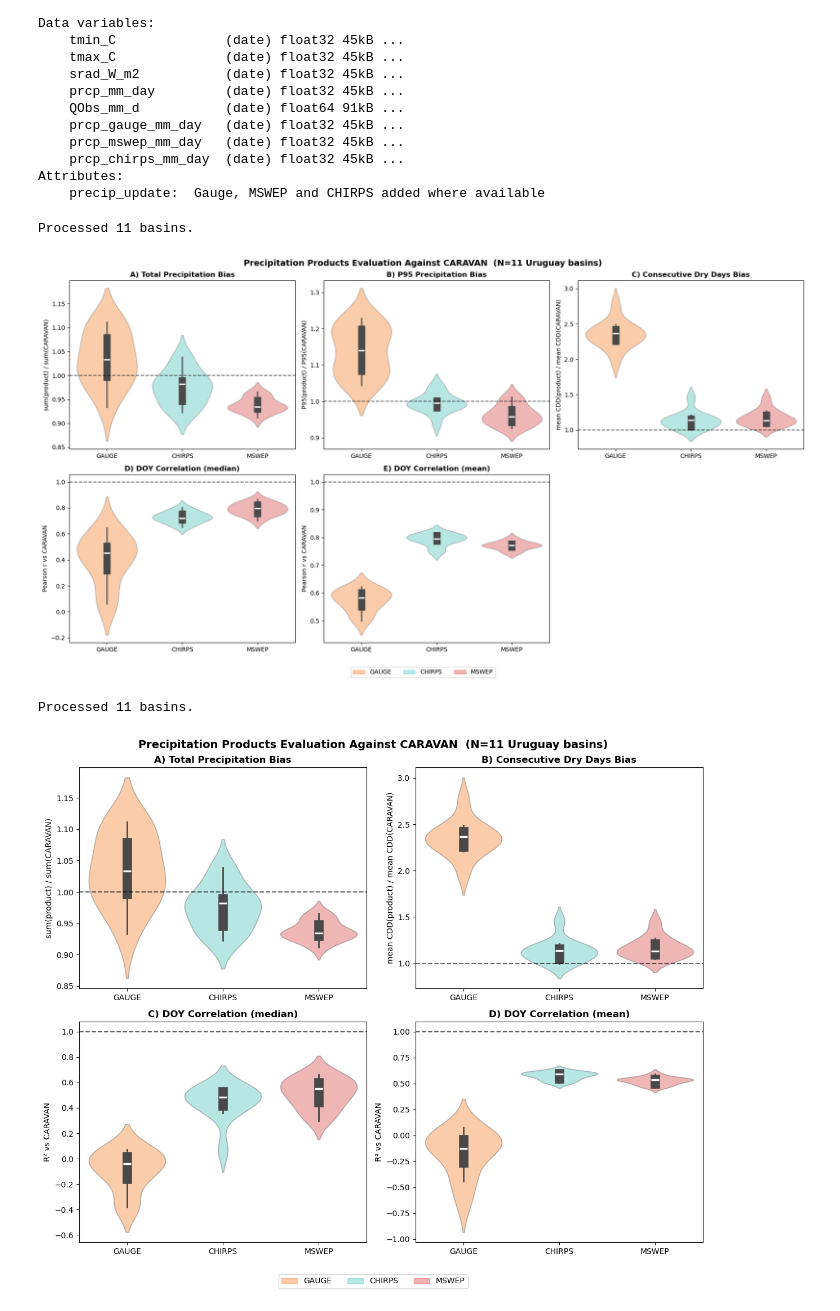
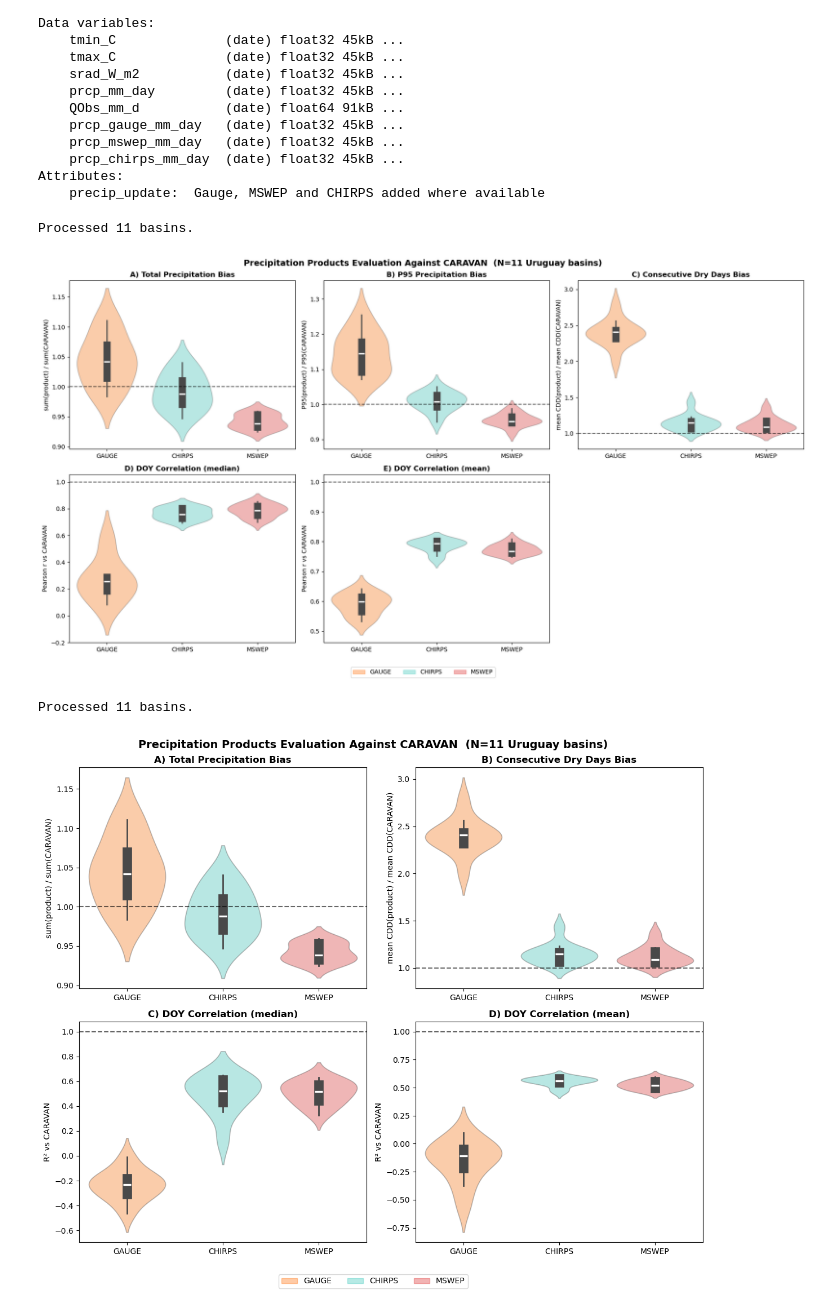
Before and after one commit to DSHydro/NeuralHydrologyAzure, a Jupyter notebook: final_runs/figures/uy_precip_characteristics.ipynb, the cells around one changed output. Drawn from its saved outputs; the diff is of its cells as text; code cells hidden in the pictures.

Commit message:
Update test metrics figures

```diff
--- a/final_runs/figures/uy_precip_characteristics.ipynb
+++ b/final_runs/figures/uy_precip_characteristics.ipynb
@@ -568,7 +568,7 @@ Attributes:
 # ── Configuration ──────────────────────────────────────────────────────────────
 extended_dataset_dir = Path("../data/time_series")
 START_DATE = "1989-10-01"
-END_DATE   = "2008-09-30"
+END_DATE   = "2014-09-30"
 PRODUCTS = ["GAUGE", "CHIRPS", "MSWEP"]
 VAR_MAP  = {
     "CARAVAN": "prcp_mm_day",
@@ -707,12 +707,12 @@ plt.tight_layout(rect=[0, 0.05, 1, 1])
 plt.show()
 # %% [output]
 Processed 11 basins.
-[figure, old version]
+[figure, new version]
 # %%
 # ── Configuration ──────────────────────────────────────────────────────────────
 extended_dataset_dir = Path("../data/time_series")
 START_DATE = "1989-10-01"
-END_DATE   = "2008-09-30"
+END_DATE   = "2014-09-30"
 PRODUCTS = ["GAUGE", "CHIRPS", "MSWEP"]
 VAR_MAP  = {
     "CARAVAN": "prcp_mm_day",
@@ -823,31 +823,31 @@ fig.suptitle(f"Precipitation Products Evaluation Against CARAVAN  (N={df['basin'
              fontsize=14, fontweight="bold")
 plot_axes = axes.flatten()
 
 # axes[1, 2].set_visible(False)
 
 # plot_axes = [axes[0,0], axes[0,1], axes[0,2], axes[1,0], axes[1,1]]
 
 for ax, (col, title, ylabel) in zip(plot_axes, PANEL_CFG):
     sns.violinplot(
         data=df, x="product", y=col,
         hue="product", legend=False,
         palette=PALETTE, order=PRODUCTS,
         inner="box",
         inner_kws={"box_width": 12, "whis_width": 2},
         alpha=0.35, saturation=0.9,
         ax=ax,
     )
     ax.axhline(1.0, color="black", lw=1.5, ls="--", alpha=0.6)
     ax.set_title(title, fontweight="bold")
     ax.set_ylabel(ylabel)
     ax.set_xlabel("")
 
 legend_handles = [Patch(color=PALETTE[p], label=p, alpha=0.35) for p in PRODUCTS]
 fig.legend(handles=legend_handles, loc="lower center", ncol=3,
            fontsize=10, bbox_to_anchor=(0.5, 0.0))
 
 plt.tight_layout(rect=[0, 0.05, 1, 1])
 plt.show()
 # %% [output]
 Processed 11 basins.
-[figure, old version]
+[figure, new version]
```
Also changed, not shown: parts of 3 cells of this notebook, 26 other files.
